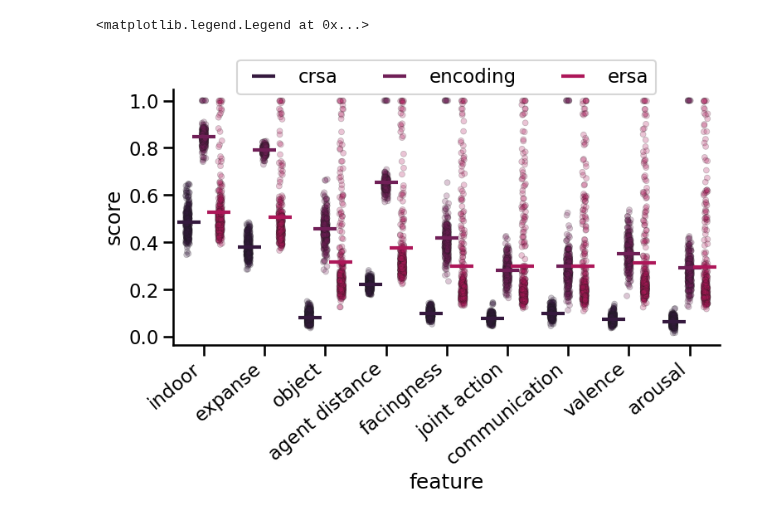
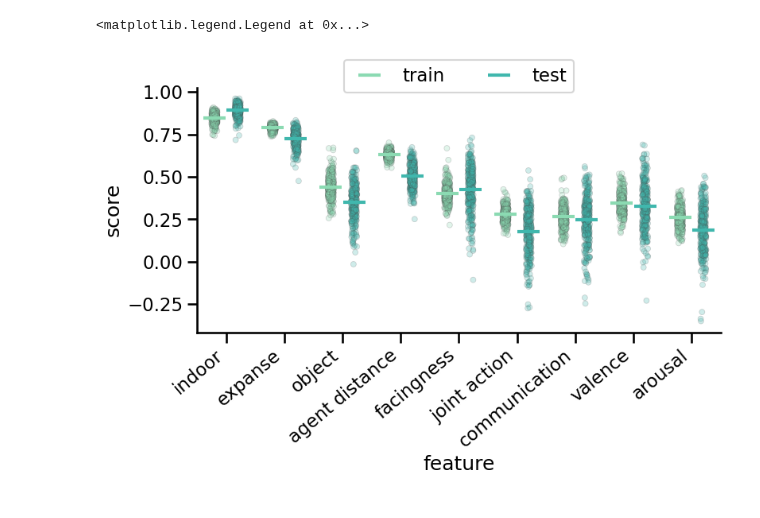
Before and after one commit to Isik-lab/SIfMRI_modeling, a Jupyter notebook: notebooks/behavior_results.ipynb, the cells around one changed output. Drawn from its saved outputs; the diff is of its cells as text; code cells hidden in the pictures.

Commit message:
test set encoding

```diff
--- a/notebooks/behavior_results.ipynb
+++ b/notebooks/behavior_results.ipynb
@@ -13,34 +13,37 @@ df = []
 for file in files:
     df.append(pd.read_csv(file))
 df = pd.concat(df)
-# %%
-def get_max_score(group):
-    return group.loc[group['score'].idxmax()]
-
-df_avg = df.groupby(['feature', 'model_uid', 'metric', 'model_layer_index']).mean(numeric_only=True).reset_index()
-df_avg.drop(columns=['k_fold'], inplace=True)
-max_scores = df_avg.groupby(['feature', 'model_uid', 'metric']).apply(get_max_score).reset_index(drop=True)
-rename_mapping = {orig: orig.replace('rating-', '').replace('_', ' ') for orig in max_scores.feature.unique()}
-max_scores['feature'] = max_scores['feature'].replace(rename_mapping)
-max_scores['feature'] = pd.Categorical(max_scores['feature'], categories=annotated_features, ordered=True)
+# %%
+def get_max_score(group, col='train_score'):
+    return group.loc[group[col].idxmax()]
+# %%
+max_scores = df.groupby(['feature', 'model_uid']).apply(get_max_score).reset_index(drop=True)
+rename_mapping = {orig: orig.replace('rating-', '').replace('_', ' ') for orig in max_scores.feature.unique()}
+max_scores = pd.melt(max_scores, id_vars=["model_uid", "model_layer", "model_layer_index", "feature"],
+                    value_vars=["train_score", "test_score"],
+                    var_name="set", value_name="score")
+max_scores['feature'] = max_scores['feature'].replace(rename_mapping)
+max_scores['feature'] = pd.Categorical(max_scores['feature'], categories=annotated_features, ordered=True)
+max_scores['set'] = max_scores['set'].replace({'train_score': 'train', 'test_score': 'test'})
+max_scores['set'] = pd.Categorical(max_scores['set'], categories=['train', 'test'], ordered=True)
 # %%
 sns.set_context('talk', rc = {'patch.edgecolor': 'black', 'patch.force_edgecolor': True})
 _, ax = plt.subplots(figsize=(8.5,4))
-sns.set_palette('rocket')
+sns.set_palette('mako_r')
 color = ['gray', 'gray', 'gray']
 # sns.barplot(x='feature', y='score', hue='metric', data=max_scores,
 #             ax=ax, dodge=True, errorbar=None, palette=color,legend=False, zorder=0)
-sns.stripplot(x='feature', y='score', hue='metric', data=max_scores,
+sns.stripplot(x='feature', y='score', hue='set', data=max_scores,
               ax=ax, dodge=True, jitter=True, linewidth=.5, alpha=0.25, zorder=0, legend=False)
-sns.pointplot(x='feature', y='score', hue='metric', data=max_scores,
-               dodge=.5, linestyle="none", errorbar=None,
+sns.pointplot(x='feature', y='score', hue='set', data=max_scores,
+               dodge=.4, linestyle="none", errorbar=None,
               marker="_", markersize=20, markeredgewidth=3, zorder=1)
 ax.spines['top'].set_visible(False)
 ax.spines['right'].set_visible(False)
 xlabels = ax.get_xticklabels()
 ax.set_xticklabels(xlabels, rotation=40, ha='right')
 ax.legend(loc='upper center', bbox_to_anchor=(0.5, 1.15),
           ncol=3, fancybox=True)
 # %% [output]
 <matplotlib.legend.Legend at 0x...>
-[figure, old version]
+[figure, new version]
```
Also changed, not shown: 13 other files.
